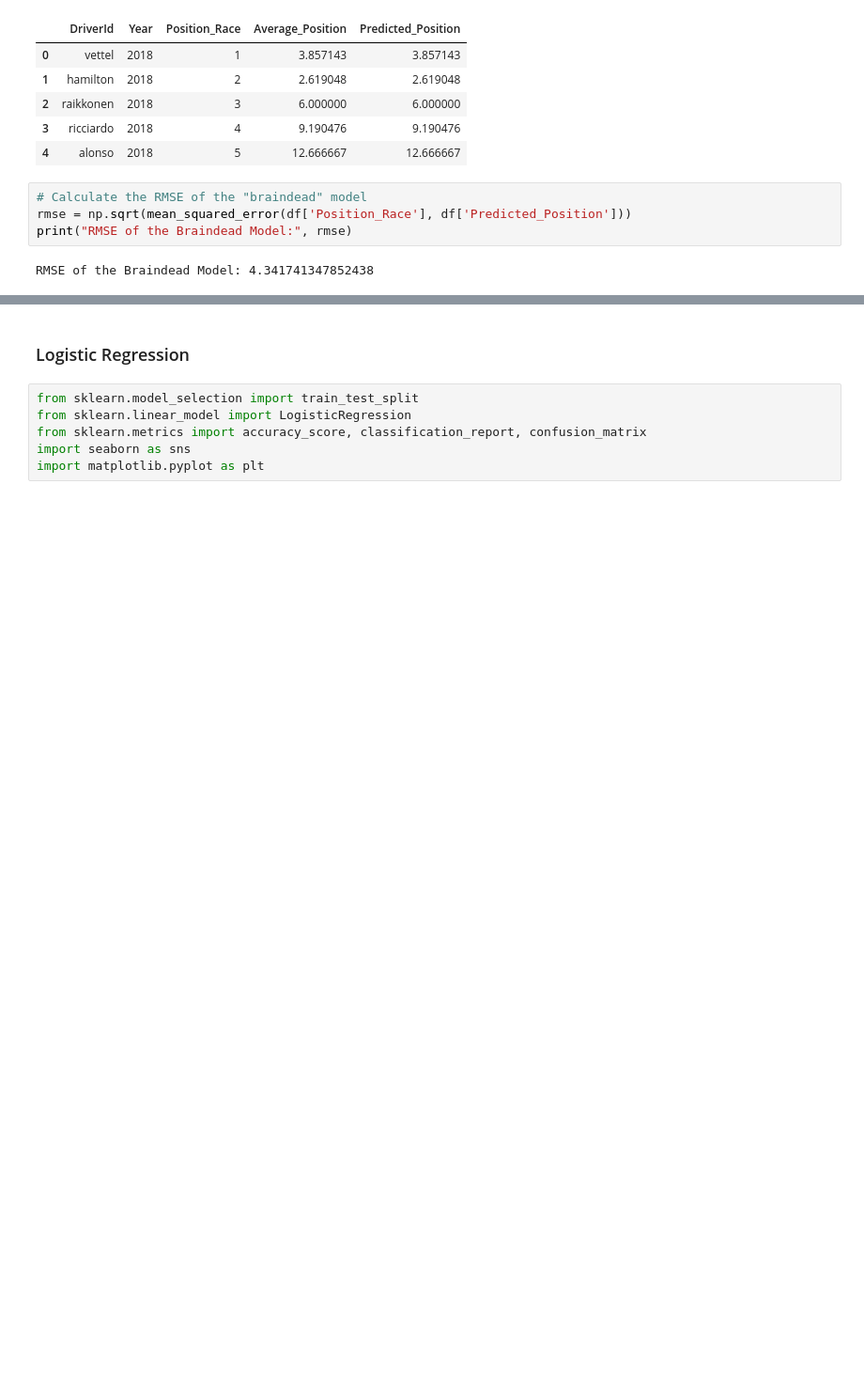
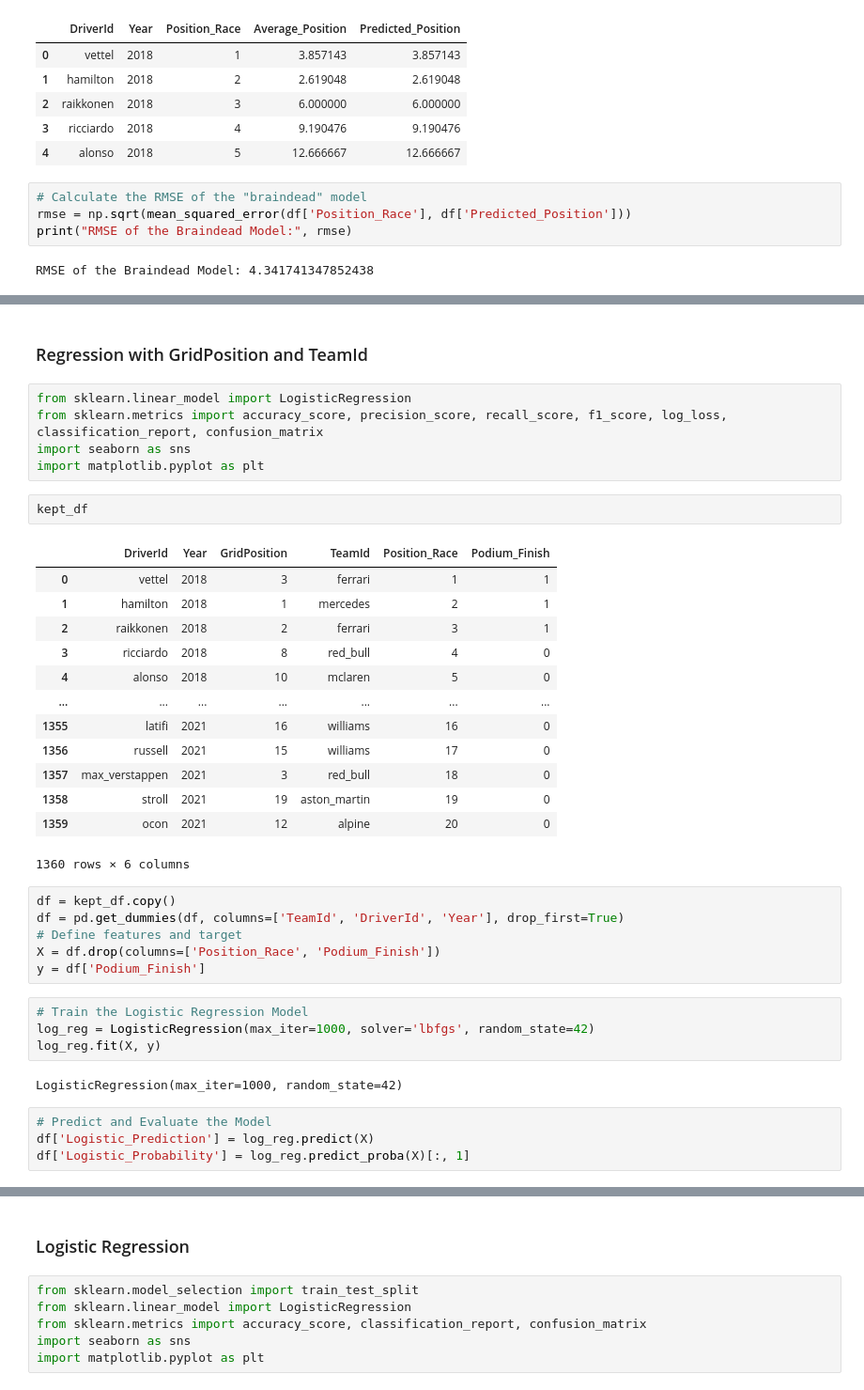
Before and after one commit to AndyZ-CYC/F1_Predictive_Models, a Jupyter notebook: Position_Predictor.ipynb, the cells around one changed output, grey strips where cells are left out. Shown: that part at 94% size. Cells and saved outputs as stored; diff of their text form; blank space fills up the shorter version.

```diff
--- a/Position_Predictor.ipynb
+++ b/Position_Predictor.ipynb
@@ -56,0 +187,39 @@ RMSE of the Braindead Model: 4.341741347852438
+# %% [markdown]
+### Regression with GridPosition and TeamId
+# %%
+from sklearn.linear_model import LogisticRegression
+from sklearn.metrics import accuracy_score, precision_score, recall_score, f1_score, log_loss, classification_report, confusion_matrix
+import seaborn as sns
+import matplotlib.pyplot as plt
+# %%
+kept_df
+# %% [output]
+|  | DriverId | Year | GridPosition | TeamId | Position_Race | Podium_Finish |
+| 0 | vettel | 2018 | 3 | ferrari | 1 | 1 |
+| 1 | hamilton | 2018 | 1 | mercedes | 2 | 1 |
+| 2 | raikkonen | 2018 | 2 | ferrari | 3 | 1 |
+| 3 | ricciardo | 2018 | 8 | red_bull | 4 | 0 |
+| 4 | alonso | 2018 | 10 | mclaren | 5 | 0 |
+| ... | ... | ... | ... | ... | ... | ... |
+| 1355 | latifi | 2021 | 16 | williams | 16 | 0 |
+| 1356 | russell | 2021 | 15 | williams | 17 | 0 |
+| 1357 | max_verstappen | 2021 | 3 | red_bull | 18 | 0 |
+| 1358 | stroll | 2021 | 19 | aston_martin | 19 | 0 |
+| 1359 | ocon | 2021 | 12 | alpine | 20 | 0 |
+1360 rows × 6 columns
+# %%
+df = kept_df.copy()
+df = pd.get_dummies(df, columns=['TeamId', 'DriverId', 'Year'], drop_first=True)
+# Define features and target
+X = df.drop(columns=['Position_Race', 'Podium_Finish'])
+y = df['Podium_Finish']
+# %%
+# Train the Logistic Regression Model
+log_reg = LogisticRegression(max_iter=1000, solver='lbfgs', random_state=42)
+log_reg.fit(X, y)
+# %% [output]
+LogisticRegression(max_iter=1000, random_state=42)
+# %%
+# Predict and Evaluate the Model
+df['Logistic_Prediction'] = log_reg.predict(X)
+df['Logistic_Probability'] = log_reg.predict_proba(X)[:, 1]
```
Also changed, not shown: parts of 18 cells of this notebook, 1 other file.
